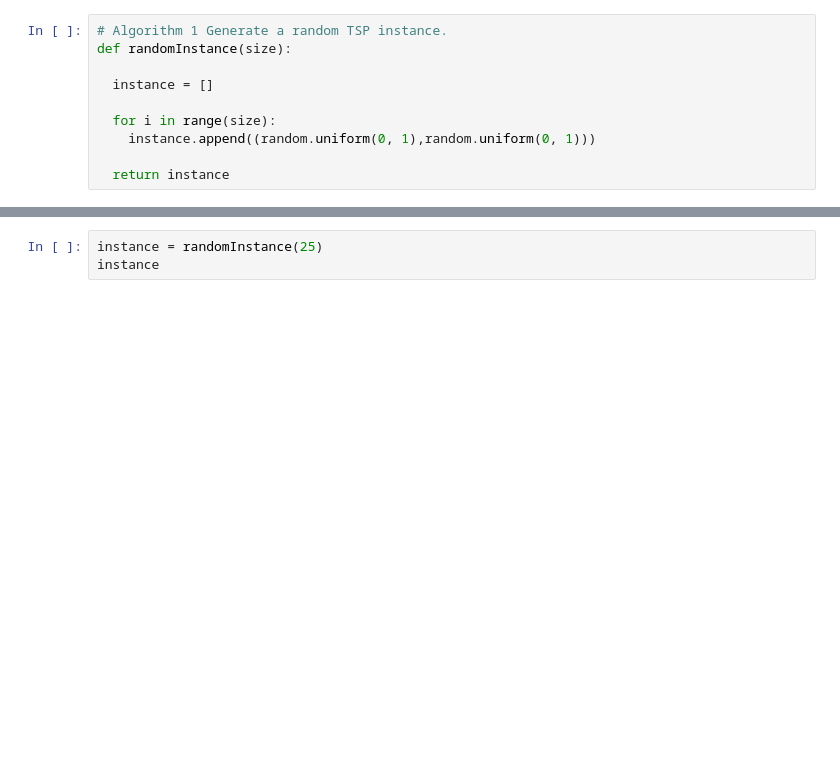
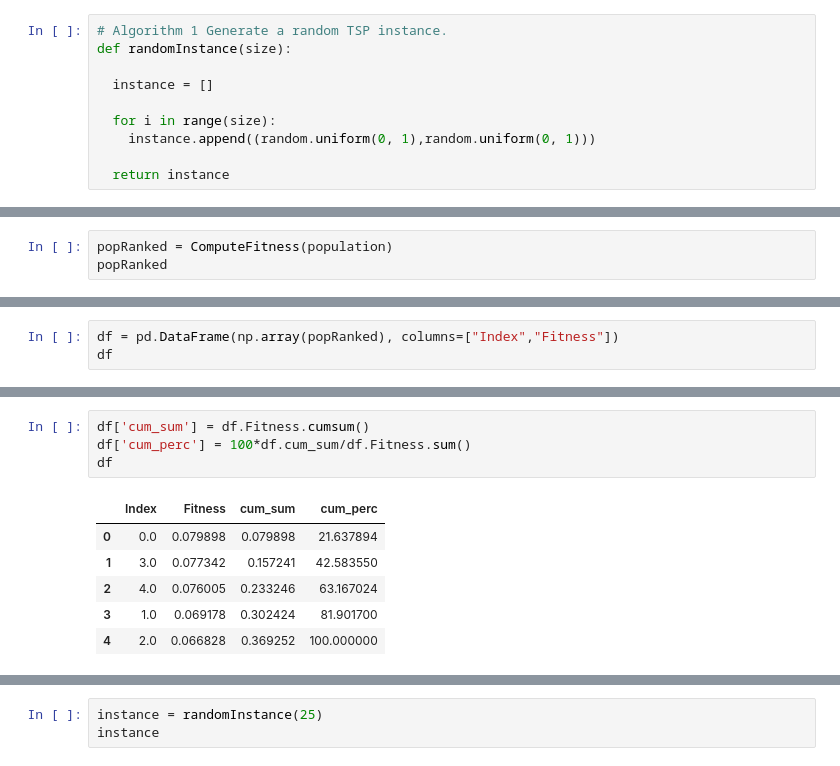
Before and after one commit to fzanart/Socialz, a Jupyter notebook: EA.ipynb, the cells around one changed output, grey strips where cells are left out. Saved outputs shown, nothing was run; the diff lists cells and outputs as text; blank space fills up the shorter version.

```diff
--- a/EA.ipynb
+++ b/EA.ipynb
@@ -130,0 +200,3 @@ def rankRoutes(population):
+# %%
+popRanked = ComputeFitness(population)
+popRanked
@@ -130,0 +227,3 @@ def rankRoutes(population):
+# %%
+df = pd.DataFrame(np.array(popRanked), columns=["Index","Fitness"])
+df
@@ -130,0 +237,11 @@ def rankRoutes(population):
+# %%
+df['cum_sum'] = df.Fitness.cumsum()
+df['cum_perc'] = 100*df.cum_sum/df.Fitness.sum()
+df
+# %% [output]
+|  | Index | Fitness | cum_sum | cum_perc |
+| 0 | 0.0 | 0.079898 | 0.079898 | 21.637894 |
+| 1 | 3.0 | 0.077342 | 0.157241 | 42.583550 |
+| 2 | 4.0 | 0.076005 | 0.233246 | 63.167024 |
+| 3 | 1.0 | 0.069178 | 0.302424 | 81.901700 |
+| 4 | 2.0 | 0.066828 | 0.369252 | 100.000000 |
```
Also changed, not shown: parts of 19 cells of this notebook.
